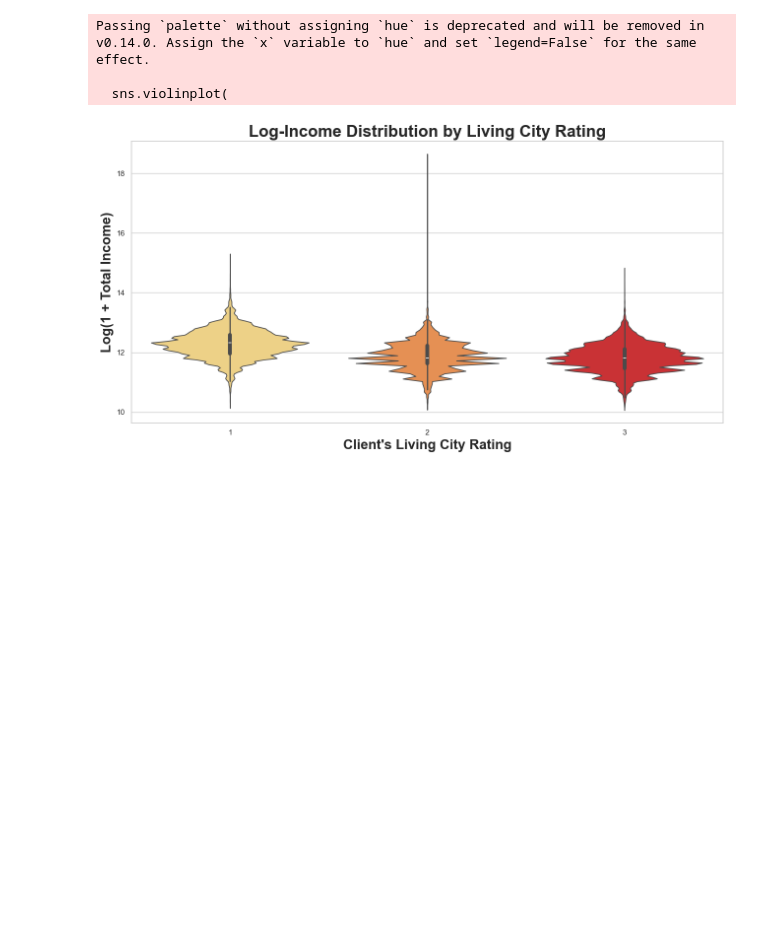
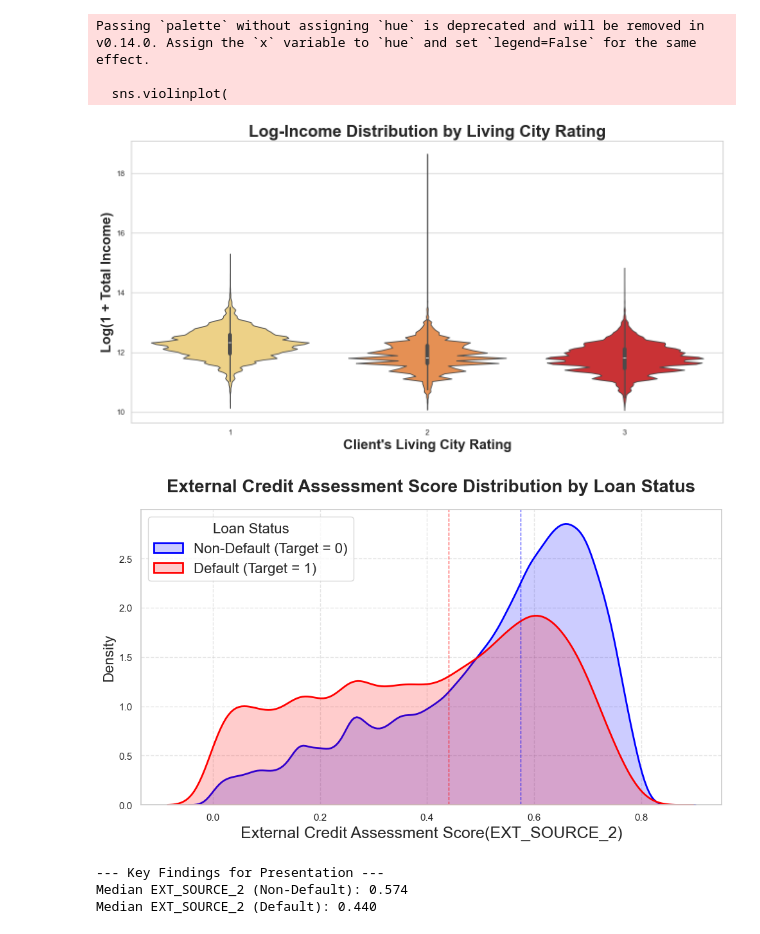
Before and after one commit to mandypeng-brown/data1030-project-credit-risk, a Jupyter notebook: src/1_EDA.ipynb, the cells around one changed output. Saved outputs shown, nothing was run; the diff lists cells and outputs as text; code cells hidden in the pictures; blank space fills up the shorter version.

```diff
--- a/notebook/EDA.ipynb
+++ b/src/1_EDA.ipynb
@@ -650,3 +821,74 @@ Passing `palette` without assigning `hue` is deprecated and will be removed in v
 
   sns.violinplot(
 [figure]
+# %%
+import pandas as pd
+import numpy as np
+import matplotlib.pyplot as plt
+import seaborn as sns
+
+data_to_plot = df_full.dropna(subset=['EXT_SOURCE_2']).copy()
+
+# default vs non-default
+default_data = data_to_plot[data_to_plot['TARGET'] == 1]
+non_default_data = data_to_plot[data_to_plot['TARGET'] == 0]
+
+sns.set_style("whitegrid")
+plt.figure(figsize=(10, 6))
+
+
+# 1. Non-Default (Target = 0)
+sns.kdeplot(
+    non_default_data['EXT_SOURCE_2'],
+    label='Non-Default (Target = 0)',
+    color='blue',
+    linewidth=2,
+    fill=True,
+    alpha=0.2
+)
+
+# 2. Default (Target = 1)
+sns.kdeplot(
+    default_data['EXT_SOURCE_2'],
+    label='Default (Target = 1)',
+    color='red',
+    linewidth=2,
+    fill=True,
+    alpha=0.2
+)
+
+plt.title(
+    'External Credit Assessment Score Distribution by Loan Status',
+    fontsize=20,
+    fontweight='bold',
+    pad=20
+)
+plt.xlabel('External Credit Assessment Score(EXT_SOURCE_2)', fontsize=18)
+plt.ylabel('Density', fontsize=16)
+plt.legend(fontsize=16, title='Loan Status',title_fontsize=16)
+plt.grid(True, linestyle='--', alpha=0.5)
+
+plt.axvline(x=non_default_data['EXT_SOURCE_2'].median(), color='blue', linestyle='--', linewidth=1, alpha=0.7, label='Non-Default Median')
+plt.axvline(x=default_data['EXT_SOURCE_2'].median(), color='red', linestyle='--', linewidth=1, alpha=0.7, label='Default Median')
+
+plt.tight_layout()
+
+save_dir = '../figures/'
+save_path = os.path.join(save_dir, 'External Credit Assessment Score Distribution by Loan Status.png')
+# dpi=300
+# bbox_inches='tight'
+plt.savefig(save_path, dpi=300, bbox_inches='tight')
+
+plt.show()
+
+non_default_median = non_default_data['EXT_SOURCE_2'].median()
+default_median = default_data['EXT_SOURCE_2'].median()
+
+print("\n--- Key Findings for Presentation ---")
+print(f"Median EXT_SOURCE_2 (Non-Default): {non_default_median:.3f}")
+print(f"Median EXT_SOURCE_2 (Default): {default_median:.3f}")
+# %% [output]
+[figure, added]
+--- Key Findings for Presentation ---
+Median EXT_SOURCE_2 (Non-Default): 0.574
+Median EXT_SOURCE_2 (Default): 0.440
```
Also changed, not shown: parts of 7 cells of this notebook, 25 other files.
